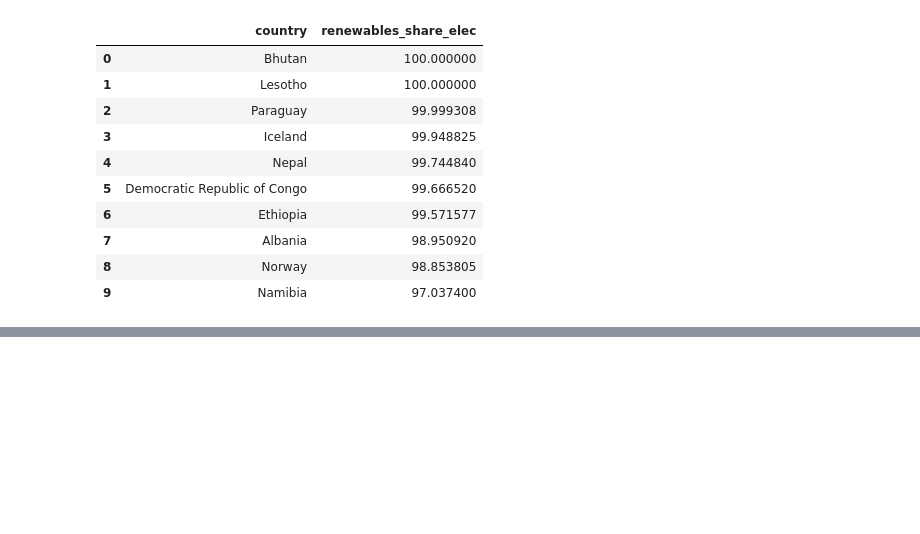
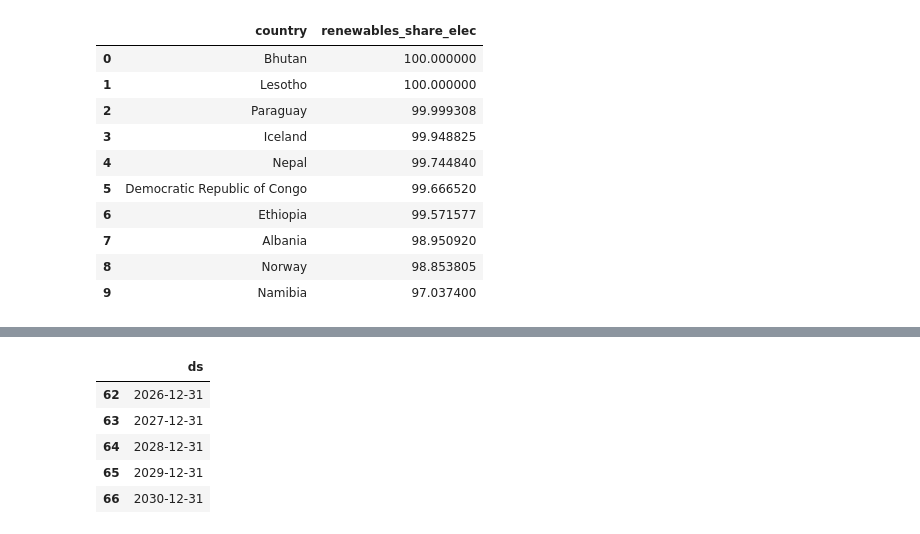
Before and after one commit to OmRajput06/Renewable-Energy-Adoption-Tracker, a Jupyter notebook: notebooks/EDA.ipynb, the cells around one changed output, grey strips where cells are left out. Saved outputs shown, nothing was run; the diff lists cells and outputs as text; code cells hidden in the pictures; blank space fills up the shorter version.

```diff
--- a/notebooks/EDA.ipynb
+++ b/notebooks/EDA.ipynb
@@ -465,0 +521,14 @@ fig.show()
+# %%
+future = model.make_future_dataframe(
+    periods=6,
+    freq="YE"
+)
+
+future.tail()
+# %% [output]
+|  | ds |
+| 62 | 2026-12-31 |
+| 63 | 2027-12-31 |
+| 64 | 2028-12-31 |
+| 65 | 2029-12-31 |
+| 66 | 2030-12-31 |
```
Also changed, not shown: parts of 12 cells of this notebook, 1 other file.
